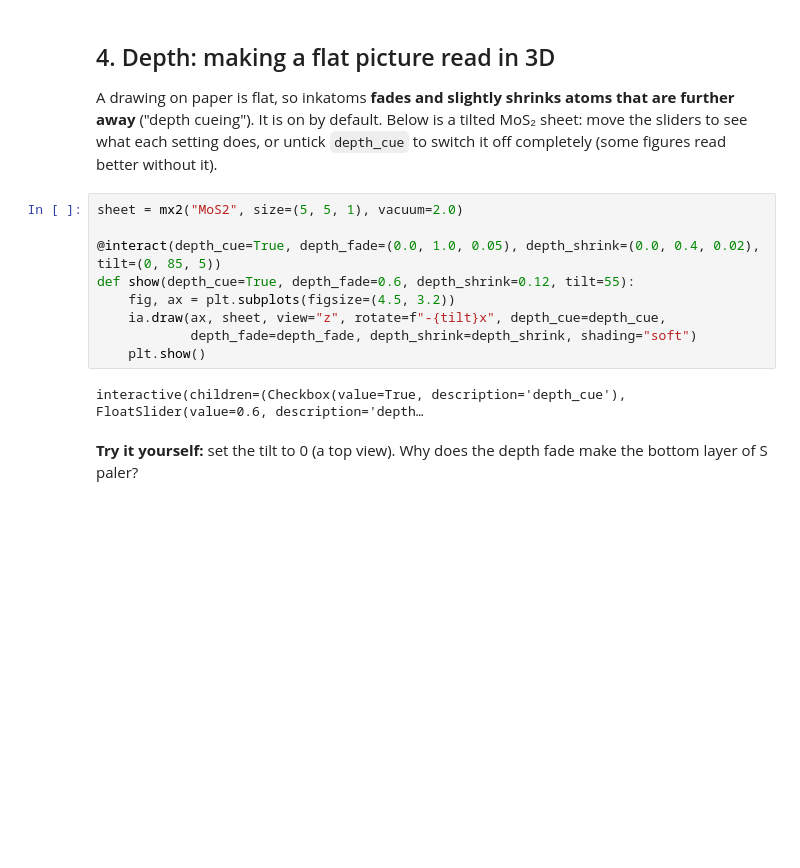
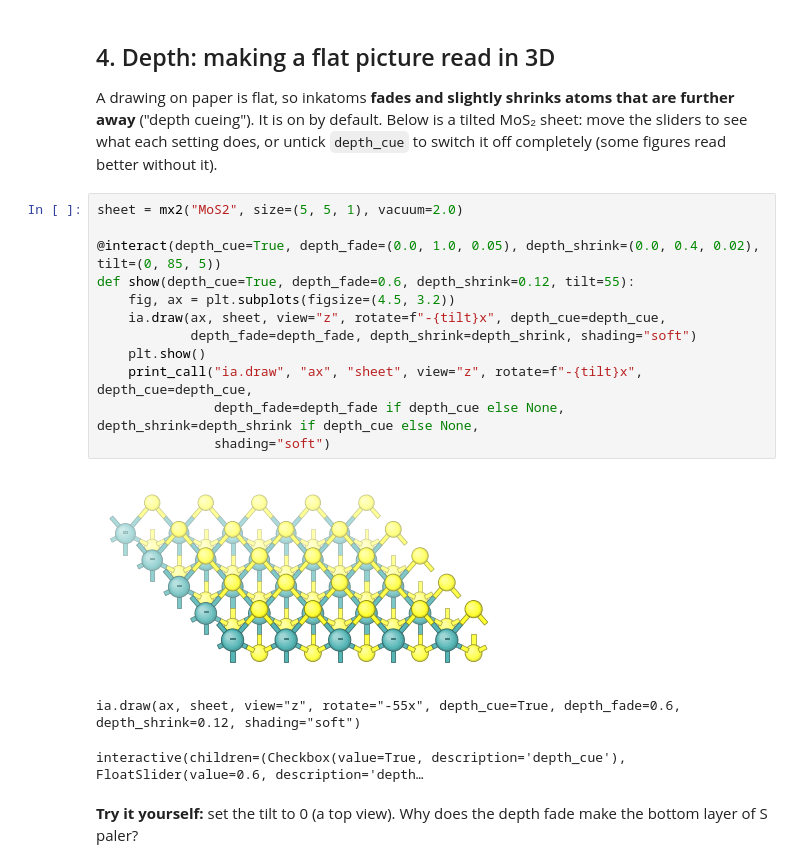
Before and after one commit to JoelCrewe/InkAtoms, a Jupyter notebook: examples/tutorial.ipynb, the cells around one changed output. Cells and saved outputs as stored; diff of their text form; blank space fills up the shorter version.

```diff
--- a/examples/tutorial.ipynb
+++ b/examples/tutorial.ipynb
@@ -150,14 +185,19 @@ read better without it).
 # %%
 sheet = mx2("MoS2", size=(5, 5, 1), vacuum=2.0)
 
 @interact(depth_cue=True, depth_fade=(0.0, 1.0, 0.05), depth_shrink=(0.0, 0.4, 0.02), tilt=(0, 85, 5))
 def show(depth_cue=True, depth_fade=0.6, depth_shrink=0.12, tilt=55):
     fig, ax = plt.subplots(figsize=(4.5, 3.2))
     ia.draw(ax, sheet, view="z", rotate=f"-{tilt}x", depth_cue=depth_cue,
             depth_fade=depth_fade, depth_shrink=depth_shrink, shading="soft")
     plt.show()
+    print_call("ia.draw", "ax", "sheet", view="z", rotate=f"-{tilt}x", depth_cue=depth_cue,
+               depth_fade=depth_fade if depth_cue else None, depth_shrink=depth_shrink if depth_cue else None,
+               shading="soft")
 # %% [output]
+[figure, added]
-interactive(children=(Checkbox(value=True, description='depth_cue'), FloatSlider(value=0.6, description='depth…
+ia.draw(ax, sheet, view="z", rotate="-55x", depth_cue=True, depth_fade=0.6, depth_shrink=0.12, shading="soft")
+interactive(children=(Checkbox(value=True, description='depth_cue'), FloatSlider(value=0.6, description='depth…
 # %% [markdown]
 **Try it yourself:** set the tilt to 0 (a top view). Why does the depth fade make the
 bottom layer of S paler?
```
Also changed, not shown: parts of 16 cells of this notebook, 1 other file.
